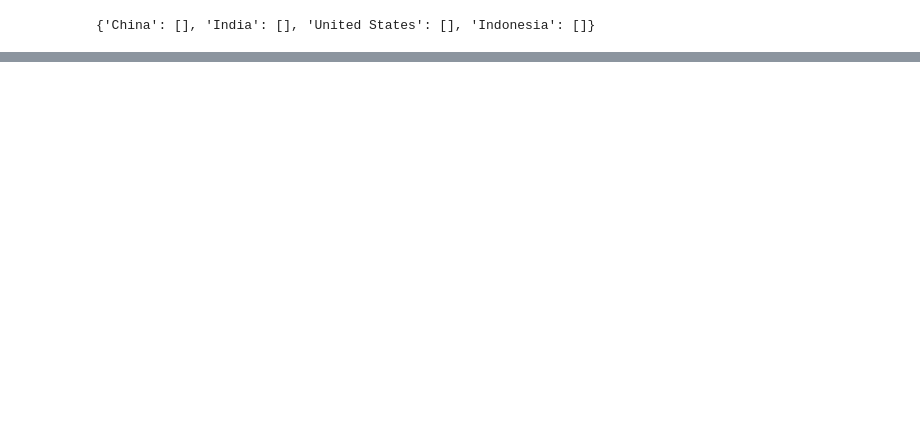
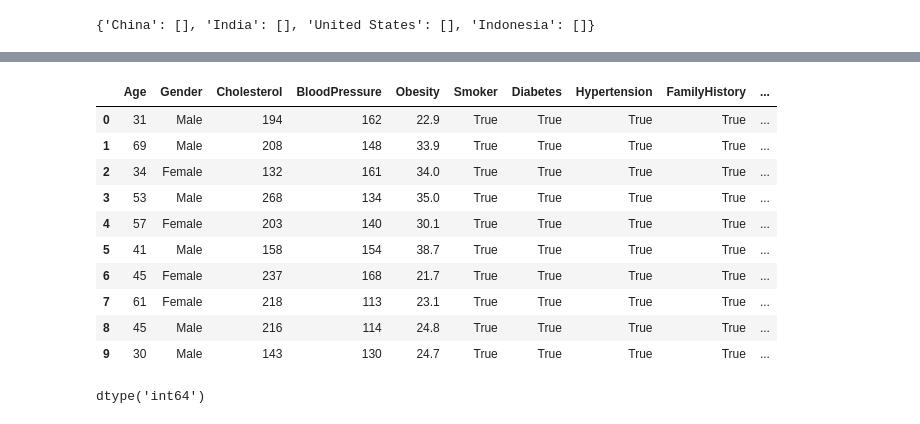
Before and after one commit to miriamsonaglia/Heart-Attack-Prediction-Model, a Jupyter notebook: DataIntensive.ipynb, the cells around one changed output, grey strips where cells are left out. Drawn from its saved outputs; the diff is of its cells as text; code cells hidden in the pictures; blank space fills up the shorter version.

```diff
--- a/DataIntensive.ipynb
+++ b/DataIntensive.ipynb
@@ -197,0 +204,36 @@ china.head(10)
+# %%
+# MIRI DID THIS
+
+unitedStates['Gender'] = unitedStates['Gender'].astype('category')
+# Cholesterol --> to categoric
+# Obesity --> to bool
+unitedStates['Smoker'] = unitedStates['Smoker'].map({1:True, 0:False}).astype('bool')
+unitedStates['Diabetes'] = unitedStates['Diabetes'].map({1:True, 0:False}).astype('bool')
+unitedStates['Hypertension'] = unitedStates['Hypertension'].map({1:True, 0:False}).astype('bool')
+unitedStates['FamilyHistory'] = unitedStates['FamilyHistory'].map({1:True, 0:False}).astype('bool')
+# PhysicalActivity here --> to bool
+# AlcoholConsumption here --> to bool
+# HealthyDiet here --> to bool
+# StressLevel here --> to categoric
+# IncomeLevel here --> to categoric
+unitedStates['PreviousHeartAttack'] = unitedStates['PreviousHeartAttack'].map({1:True, 0:False}).astype('bool')
+unitedStates['Outcome'] = unitedStates['Outcome'].map({'Heart Attack':True, 'No Heart Attack':False}).astype('bool')
+
+unitedStates.head(10)
+# %% [output]
+|  | Age | Gender | Cholesterol | BloodPressure | Obesity | Smoker | Diabetes | Hypertension | FamilyHistory | ... |
+| 0 | 31 | Male | 194 | 162 | 22.9 | True | True | True | True | ... |
+| 1 | 69 | Male | 208 | 148 | 33.9 | True | True | True | True | ... |
+| 2 | 34 | Female | 132 | 161 | 34.0 | True | True | True | True | ... |
+| 3 | 53 | Male | 268 | 134 | 35.0 | True | True | True | True | ... |
+| 4 | 57 | Female | 203 | 140 | 30.1 | True | True | True | True | ... |
+| 5 | 41 | Male | 158 | 154 | 38.7 | True | True | True | True | ... |
+| 6 | 45 | Female | 237 | 168 | 21.7 | True | True | True | True | ... |
+| 7 | 61 | Female | 218 | 113 | 23.1 | True | True | True | True | ... |
+| 8 | 45 | Male | 216 | 114 | 24.8 | True | True | True | True | ... |
+| 9 | 30 | Male | 143 | 130 | 24.7 | True | True | True | True | ... |
+# %%
+# PER VERIFICARE LE COLONNE
+india['Hypertension'].dtype
+# %% [output]
+dtype('int64')
```
Also changed, not shown: parts of 2 cells of this notebook.
